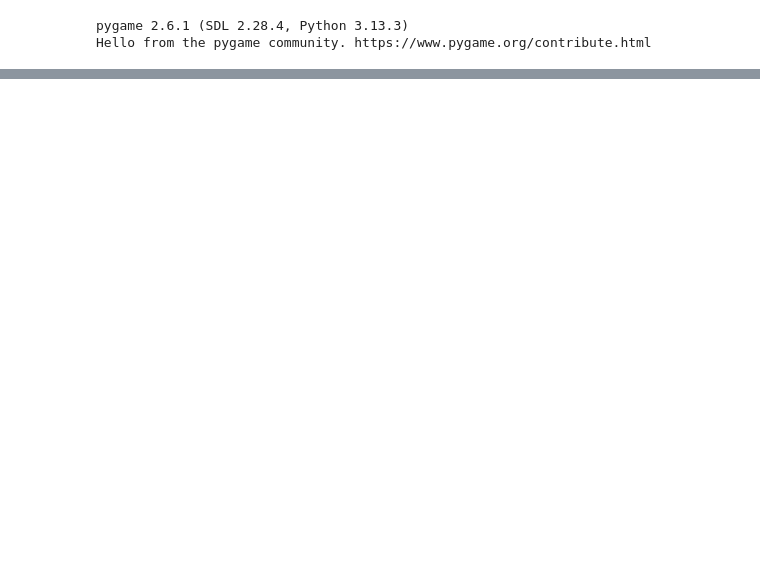
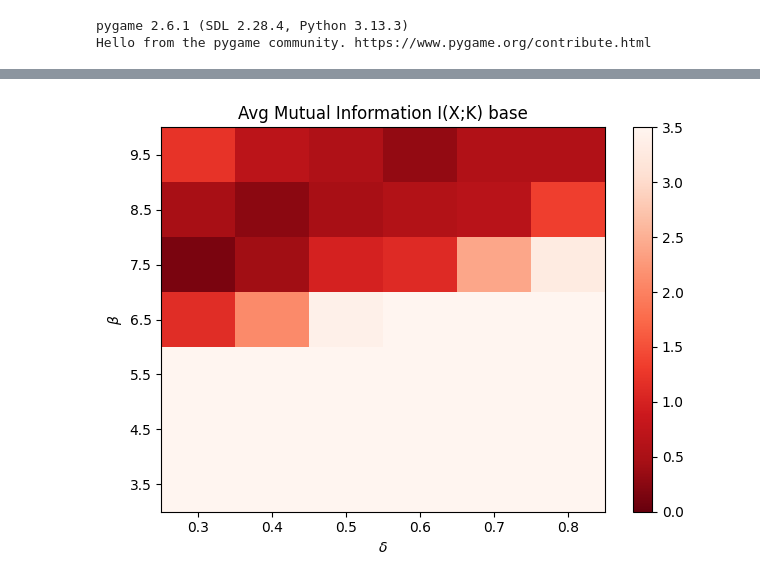
Before and after one commit to alessiopitteri/ants_swarm_functional_control, a Jupyter notebook: Environments/Ants_move/main_analysis/compute_entropy_base.ipynb, the cells around one changed output, grey strips where cells are left out. Drawn from its saved outputs; the diff is of its cells as text; code cells hidden in the pictures; blank space fills up the shorter version.

```diff
--- a/Environments/Ants_move/main_analysis/compute_entropy_base.ipynb
+++ b/Environments/Ants_move/main_analysis/compute_entropy_base.ipynb
@@ -205,0 +284,30 @@ Text(0, 0.5, '$\\beta$')
+# %%
+# 1. Media dell'Informazione Mutua lungo le simulazioni (axis=0)
+avg_mutual_info = np.mean(mutual_info_results, axis=0)
+
+'''xmin, xmax = min(delta), max(delta)
+ymin, ymax = min(beta), max(beta)
+
+# 2. Creazione della figura
+plt.figure(figsize=(8, 6))
+plt.imshow(
+    avg_mutual_info,
+    origin='lower',
+    extent=[xmin, xmax, ymin, ymax],
+    aspect='auto',
+    cmap='Reds_r',  # 'viridis' o 'plasma' mettono in risalto i valori di informazione mutua; puoi usare 'summer' se preferisci la stessa palette
+    vmin=0,        # scommenta e imposta se vuoi fissare la scala minima
+    vmax=3.5        # scommenta e imposta se vuoi fissare la scala massima
+)
+
+plt.colorbar(label=r'$I(X; K)$')
+plt.xlabel(r'$\delta$')
+plt.ylabel(r'$\beta$')
+plt.title(r'Mutual Information $I(X; K)$ base')
+plt.tight_layout()
+plt.show()'''
+
+plot_heatmap(avg_mutual_info, delta_list, beta_list,
+              title='Avg Mutual Information I(X;K) base', cmap='Reds_r', vmin=0, vmax=3.5)
+# %% [output]
+[figure, added]
```
Also changed, not shown: parts of 10 cells of this notebook, 8 other files.
